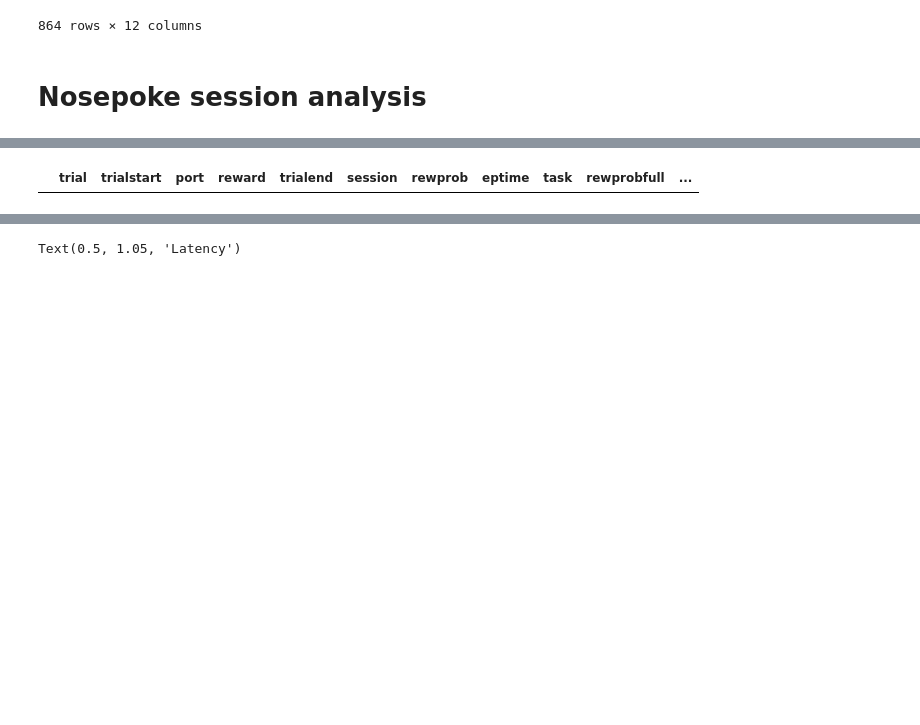
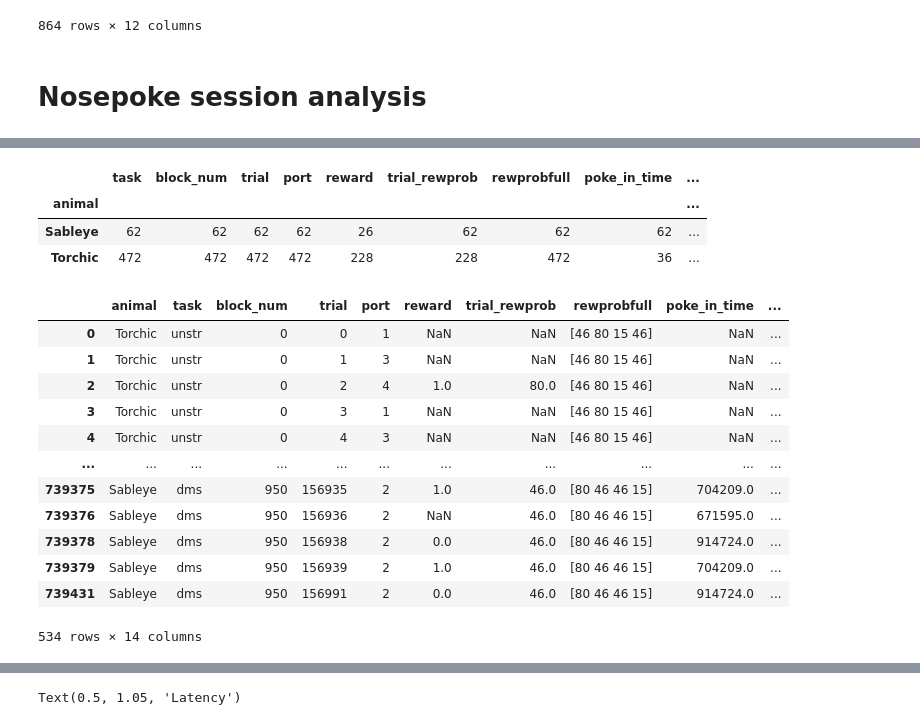
Before and after one commit to nightshade2303/banditAnalysis, a Jupyter notebook: rodentBanditAnalysis.ipynb, the cells around one changed output, grey strips where cells are left out. Cells and saved outputs as stored; diff of their text form; code cells hidden in the pictures; blank space fills up the shorter version.

```diff
--- a/rodentBanditAnalysis.ipynb
+++ b/rodentBanditAnalysis.ipynb
@@ -18,16 +18,16 @@ list_sessionMarker = [12, 13]
 # %% [markdown]
 # load files
 # %%
-animal = 'Giratina'
-box = 1
-date = '2025-03-05'
-end_date = '2025-03-17'
+animal = 'Hatenna'
+box = 2
+date = '2025-07-01'
+# end_date = '2026-05-19'
 path = f"L:/4portProb/Box{box}/{animal}/"       # for any les animal
-# path = f"L:/4portProb_ephys/Box1_ephys/{animal}/Behavior/"      # for ephys only
+# path = f"L:/4portProb_ephys/Box{box}_ephys/{animal}/Behavior/"      # for ephys only
 
 files = exclude_files(get_files(path))
 set_cwd(path)
-files = [file for file in files if (file >=f'{animal}-{date}*.dat')& (file <= f'{animal}-{end_date}*.dat')]
+files = [file for file in files if (file >=f'{animal}-*.dat')] #& (file <= f'{animal}-{end_date}*.dat')]
 
 # files = [r"C:\Users\dlab\Documents\OpCon v2.2 Nosepoke\Bhindi-2025-02-27-15-38-26.dat"]
 # set_cwd(r'C:\Users\dlab\Documents\OpCon v2.2 Nosepoke')
@@ -37,15 +37,28 @@ list_sessionMarker = [13]
 
 df = merge_files_to_df(files)
 
-sessdf = trializer_v3(df, list_sessionMarker,
-                      trialStartMarker, trialHitMarker,
-                      trialMissMarker, sessionStartMarker,
-                      trialProbMarker, rewardProbMarker,
-                      lickMarker, animal)
+# sessdf = trializer_v3(df, list_sessionMarker,
+#                       trialStartMarker, trialHitMarker,
+#                       trialMissMarker, sessionStartMarker,
+#                       trialProbMarker, rewardProbMarker,
+#                       lickMarker, animal)
+from utils.trializer_v4_synced import trializer_v4_synced
+sessdf = trializer_v4_synced(df, animal)
+sessdf['datetime'] = pd.to_datetime(sessdf.eptime, unit='s')
+SESSION_GAP_SEC = 40 * 60
 
+# if things look wonky maybe the data is not sorted!
+# (it should be though the dat files are sorted per animal)
+# sessdf = sessdf.sort_values(["animal", "eptime"]).copy()
+gap_sec = sessdf.groupby("animal")["eptime"].diff()
+new_session = gap_sec.isna() | (gap_sec > SESSION_GAP_SEC)
+
+# Session numbers per animal: 1, 2, 3, ...
+sessdf["session"] = new_session.groupby(sessdf["animal"]).cumsum().astype(int)
+sessdf.rename(columns={'trial_rewprob':'rewprob'}, inplace = True)
 # if you want to add block numbers, uncomment this section
-# sessdf['sess_block'] = 0
-# thing = sessdf.groupby(['animal', 'task', 'session']).datetime.head(1).astype('datetime64[ns]').diff().dt.seconds>2400
-# sessdf.loc[thing[thing == True].index, 'sess_block'] = 1
-# sessdf['sess_block'] = sessdf.groupby(['animal', 'task']).sess_block.cumsum()
+sessdf['sess_block'] = 0
+thing = sessdf.groupby(['animal', 'task', 'session']).datetime.head(1).astype('datetime64[ns]').diff().dt.seconds>2400
+sessdf.loc[thing[thing == True].index, 'sess_block'] = 1
+sessdf['sess_block'] = sessdf.groupby(['animal', 'task']).sess_block.cumsum()
 # %% [output]
@@ -758,10 +800,29 @@ interactive(children=(IntRangeSlider(value=(1, 164), continuous_update=False, de
 ([], [])
+# %%
+sessdf[mask].groupby('animal').count()
+# %% [output]
+|  | task | block_num | trial | port | reward | trial_rewprob | rewprobfull | poke_in_time | ... |
+| animal |  |  |  |  |  |  |  |  | ... |
+| Sableye | 62 | 62 | 62 | 62 | 26 | 62 | 62 | 62 | ... |
+| Torchic | 472 | 472 | 472 | 472 | 228 | 228 | 472 | 36 | ... |
 # %%
 # check if there are any duplicated trials - this means there's something wrong with the box
-mask = sessdf.duplicated(subset = ['animal', 'session', 'trialstart', 'trialend', 'eptime'], keep = False)
+mask = sessdf.duplicated(subset = ['animal', 'poke_in_time', 'eptime'], keep = False)
 sessdf[mask]
 # %% [output]
-|  | trial | trialstart | port | reward | trialend | session | rewprob | eptime | task | rewprobfull | ... |
+|  | animal | task | block_num | trial | port | reward | trial_rewprob | rewprobfull | poke_in_time | ... |
+| 0 | Torchic | unstr | 0 | 0 | 1 | NaN | NaN | [46 80 15 46] | NaN | ... |
+| 1 | Torchic | unstr | 0 | 1 | 3 | NaN | NaN | [46 80 15 46] | NaN | ... |
+| 2 | Torchic | unstr | 0 | 2 | 4 | 1.0 | 80.0 | [46 80 15 46] | NaN | ... |
+| 3 | Torchic | unstr | 0 | 3 | 1 | NaN | NaN | [46 80 15 46] | NaN | ... |
+| 4 | Torchic | unstr | 0 | 4 | 3 | NaN | NaN | [46 80 15 46] | NaN | ... |
+| ... | ... | ... | ... | ... | ... | ... | ... | ... | ... | ... |
+| 739375 | Sableye | dms | 950 | 156935 | 2 | 1.0 | 46.0 | [80 46 46 15] | 704209.0 | ... |
+| 739376 | Sableye | dms | 950 | 156936 | 2 | NaN | 46.0 | [80 46 46 15] | 671595.0 | ... |
+| 739378 | Sableye | dms | 950 | 156938 | 2 | 0.0 | 46.0 | [80 46 46 15] | 914724.0 | ... |
+| 739379 | Sableye | dms | 950 | 156939 | 2 | 1.0 | 46.0 | [80 46 46 15] | 704209.0 | ... |
+| 739431 | Sableye | dms | 950 | 156991 | 2 | 0.0 | 46.0 | [80 46 46 15] | 914724.0 | ... |
+534 rows × 14 columns
 # %%
 #plot number of times each port was chosen/total trials in block as a function of rewprob at that port, for all trials indf; average across blocks
 port_choices = [1, 2, 3, 4]
```
Also changed, not shown: parts of 17 cells of this notebook, 22 other files.
